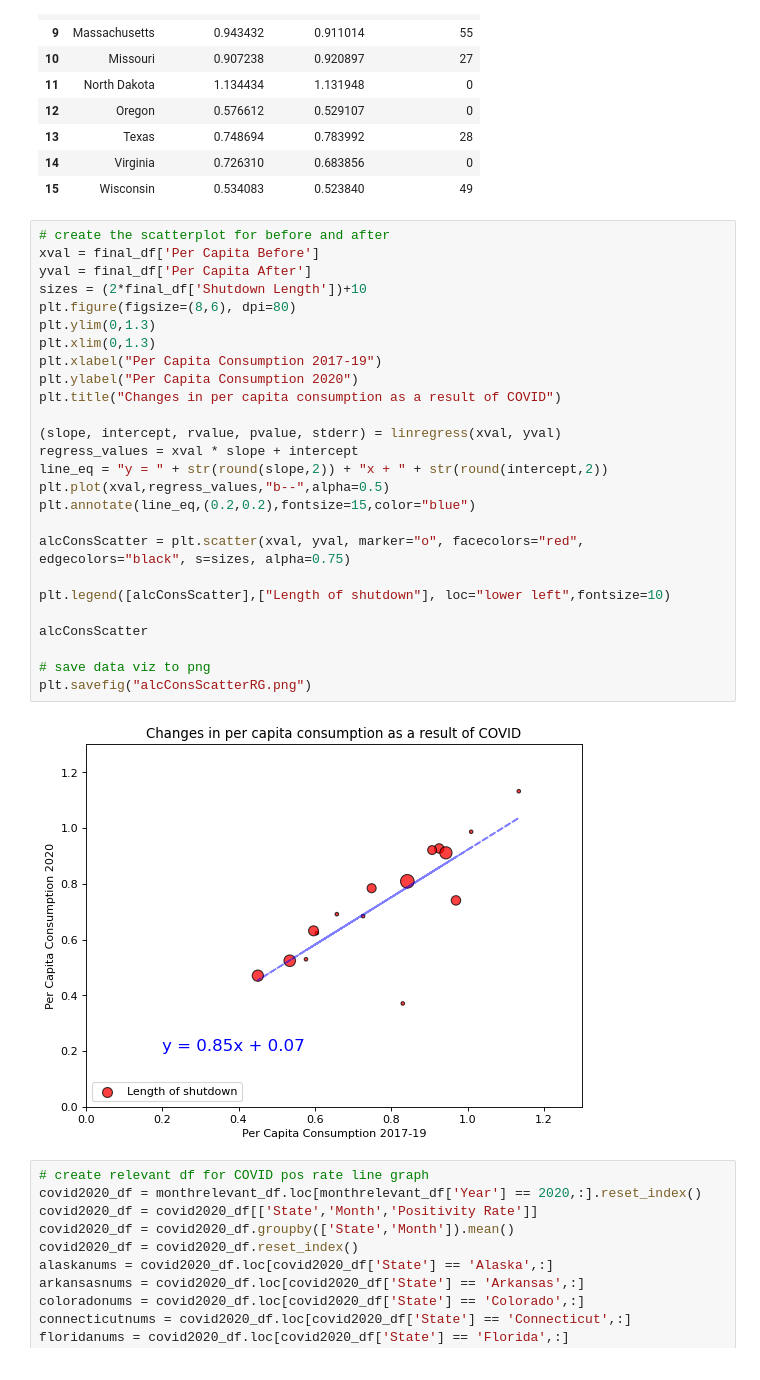
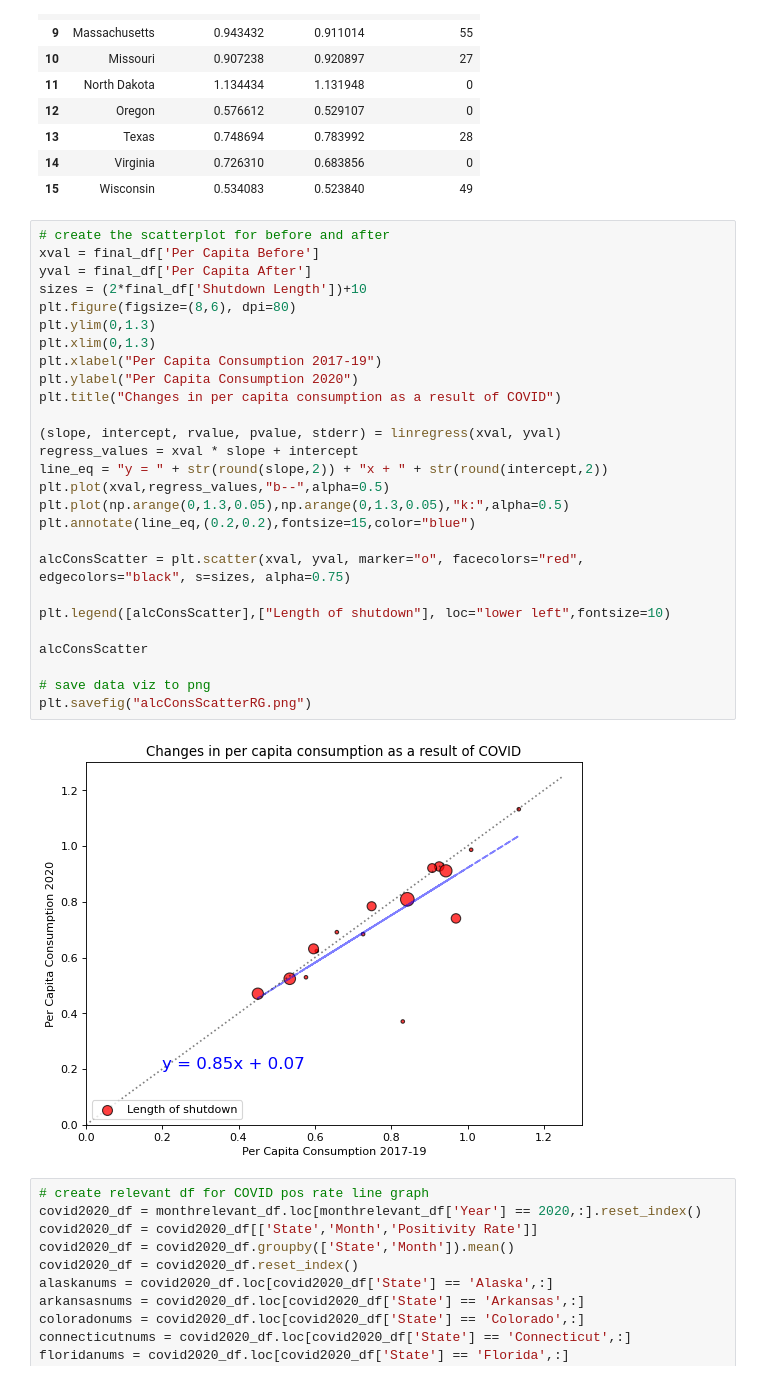
Before and after one commit to zach-18/Project_1_Group_3, a Jupyter notebook: RGdataviz.ipynb, the cells around one changed output. Cells and saved outputs as stored; diff of their text form.

```diff
--- a/RGdataviz.ipynb
+++ b/RGdataviz.ipynb
@@ -185,31 +185,32 @@ final_df
 # %%
 # create the scatterplot for before and after
 xval = final_df['Per Capita Before']
 yval = final_df['Per Capita After']
 sizes = (2*final_df['Shutdown Length'])+10
 plt.figure(figsize=(8,6), dpi=80)
 plt.ylim(0,1.3)
 plt.xlim(0,1.3)
 plt.xlabel("Per Capita Consumption 2017-19")
 plt.ylabel("Per Capita Consumption 2020")
 plt.title("Changes in per capita consumption as a result of COVID")
 
 (slope, intercept, rvalue, pvalue, stderr) = linregress(xval, yval)
 regress_values = xval * slope + intercept
 line_eq = "y = " + str(round(slope,2)) + "x + " + str(round(intercept,2))
 plt.plot(xval,regress_values,"b--",alpha=0.5)
+plt.plot(np.arange(0,1.3,0.05),np.arange(0,1.3,0.05),"k:",alpha=0.5)
 plt.annotate(line_eq,(0.2,0.2),fontsize=15,color="blue")
 
 alcConsScatter = plt.scatter(xval, yval, marker="o", facecolors="red", edgecolors="black", s=sizes, alpha=0.75)
 
 plt.legend([alcConsScatter],["Length of shutdown"], loc="lower left",fontsize=10)
 
 alcConsScatter
 
 # save data viz to png
 plt.savefig("alcConsScatterRG.png")
 # %% [output]
-[figure, old version]
+[figure, new version]
 # %%
 # create relevant df for COVID pos rate line graph
 covid2020_df = monthrelevant_df.loc[monthrelevant_df['Year'] == 2020,:].reset_index()
```
Also changed, not shown: 1 other file.
